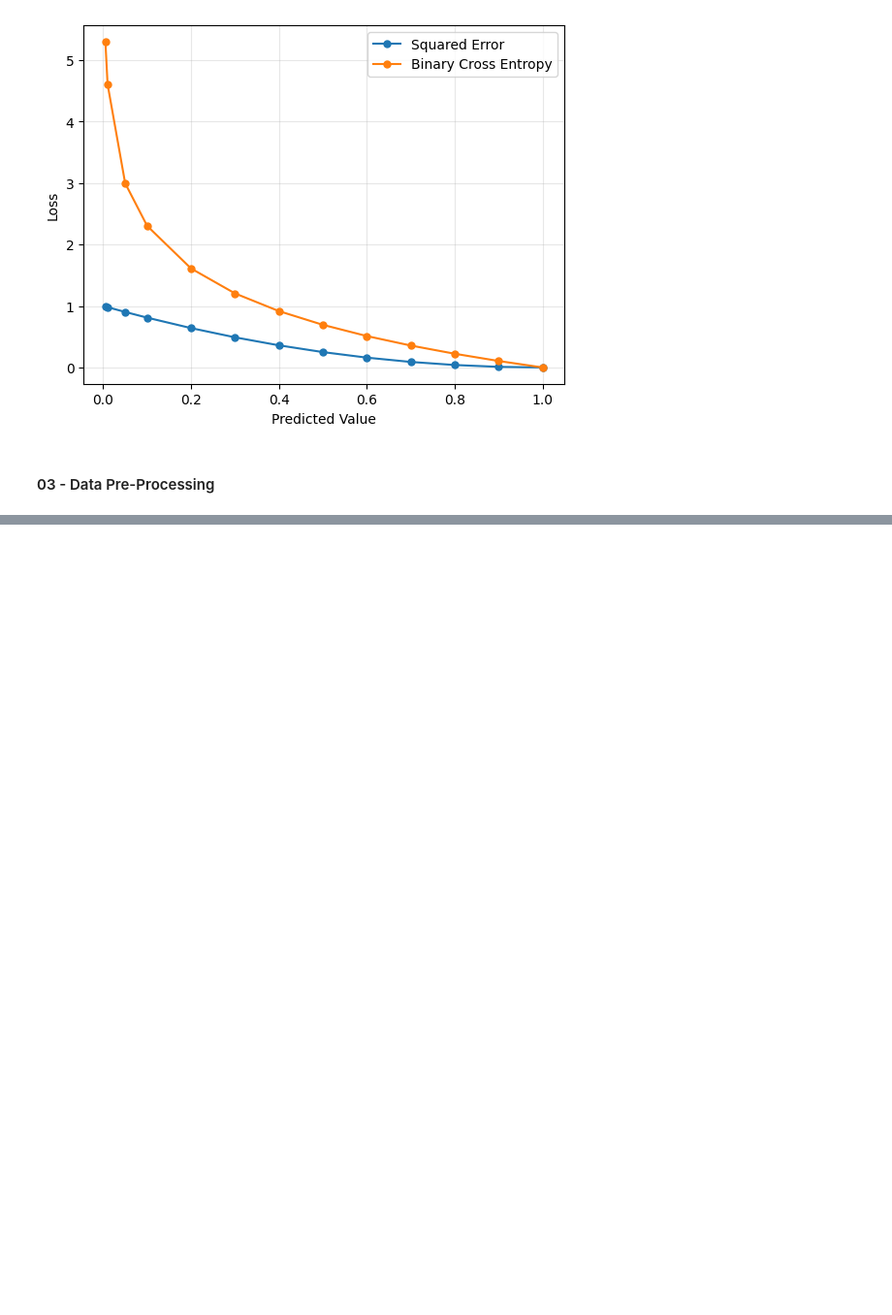
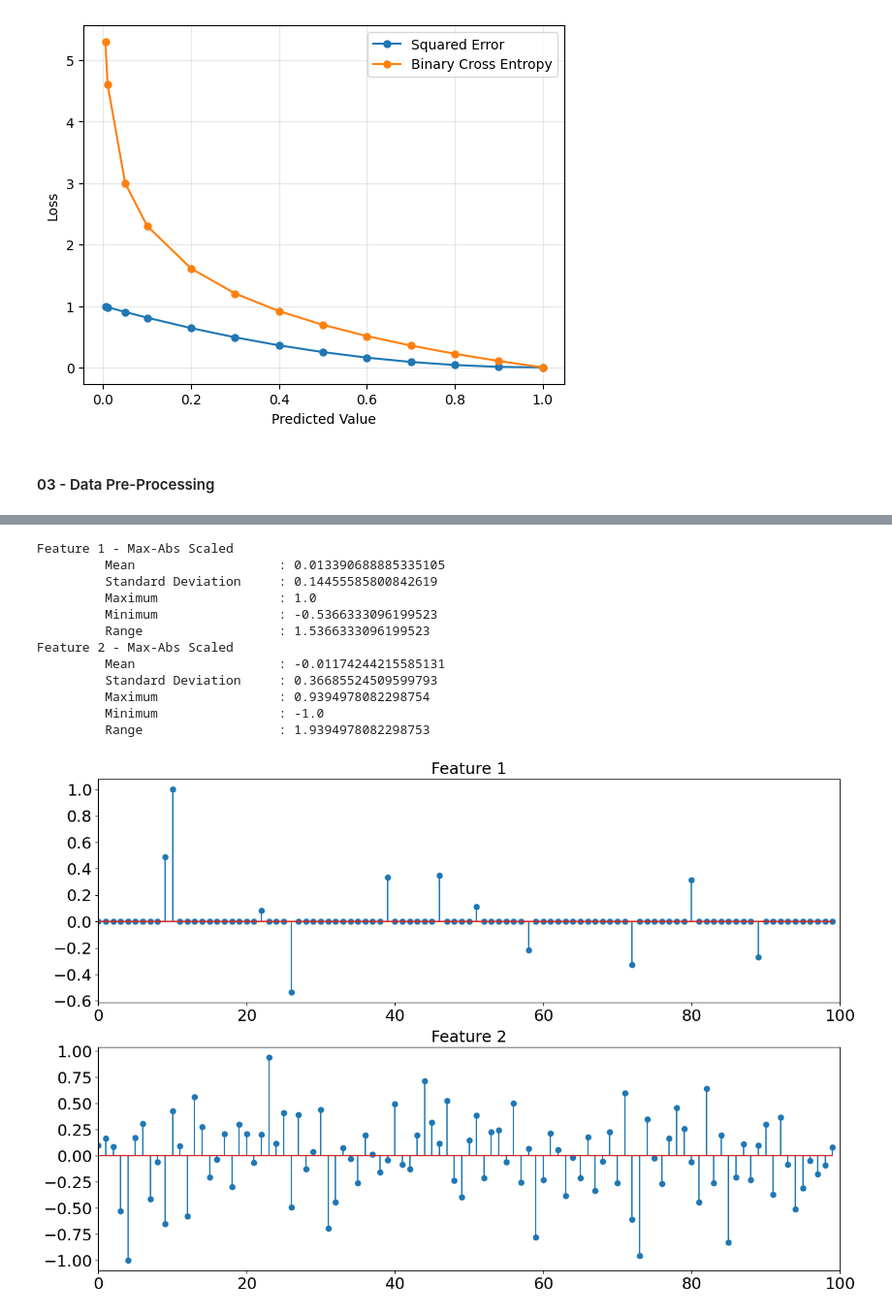
Before and after one commit to pulasthi-u/en3150-assignment01, a Jupyter notebook: A01.ipynb, the cells around one changed output, grey strips where cells are left out. Shown at 97% size. Drawn from its saved outputs; the diff is of its cells as text; code cells hidden in the pictures; blank space fills up the shorter version.

```diff
--- a/A01.ipynb
+++ b/A01.ipynb
@@ -150,0 +158,19 @@ plt.show()
+# %%
+def print_summary_statistics(feature):
+    mean = np.mean(feature)
+    std_dev = np.std(feature)
+    maximum = np.max(feature)
+    minimum = np.min(feature)
+    range_ = maximum - minimum
+
+    print ("\t Mean \t\t\t:", mean)
+    print ("\t Standard Deviation \t:", std_dev)
+    print ("\t Maximum \t\t:", maximum)
+    print ("\t Minimum \t\t:", minimum)
+    print ("\t Range \t\t\t:", range_)
+
+for i in range(2):
+    feature = [sparse_signal, epsilon][i]
+
+    print ("Feature", i + 1)
+    print_summary_statistics(feature)
@@ -150,0 +190,44 @@ plt.show()
+# %%
+def max_abs_scale(feature):
+    max_abs = np.max(np.abs(feature))
+    if max_abs == 0:
+        return feature  # Avoid division by zero
+    return feature / max_abs
+
+plt.figure(figsize=(15, 10))
+
+plt.subplot(2, 1, 1)
+plt.title("Feature 1", fontsize=18)
+plt.xlim(0, signal_length)
+plt.xticks(fontsize=18) # Adjust x - axis tick label font size
+plt.yticks(fontsize=18)
+plt.stem(max_abs_scale(sparse_signal))
+
+print ("Feature 1 - Max-Abs Scaled")
+print_summary_statistics(max_abs_scale(sparse_signal))
+
+plt.subplot(2, 1, 2)
+plt.title("Feature 2", fontsize=18)
+plt.xlim(0, signal_length)
+plt.xticks(fontsize=18) # Adjust x - axis tick label font size
+plt.yticks(fontsize=18)
+plt.stem(max_abs_scale(epsilon))
+
+print ("Feature 2 - Max-Abs Scaled")
+print_summary_statistics(max_abs_scale(epsilon))
+
+plt.show()
+# %% [output]
+Feature 1 - Max-Abs Scaled
+         Mean                   : 0.013390688885335105
+         Standard Deviation     : 0.14455585800842619
+         Maximum                : 1.0
+         Minimum                : -0.5366333096199523
+         Range                  : 1.5366333096199523
+Feature 2 - Max-Abs Scaled
+         Mean                   : -0.01174244215585131
+         Standard Deviation     : 0.36685524509599793
+         Maximum                : 0.9394978082298754
+         Minimum                : -1.0
+         Range                  : 1.9394978082298753
+[figure, added]
```
Also changed, not shown: parts of 2 cells of this notebook, 5 other files.
